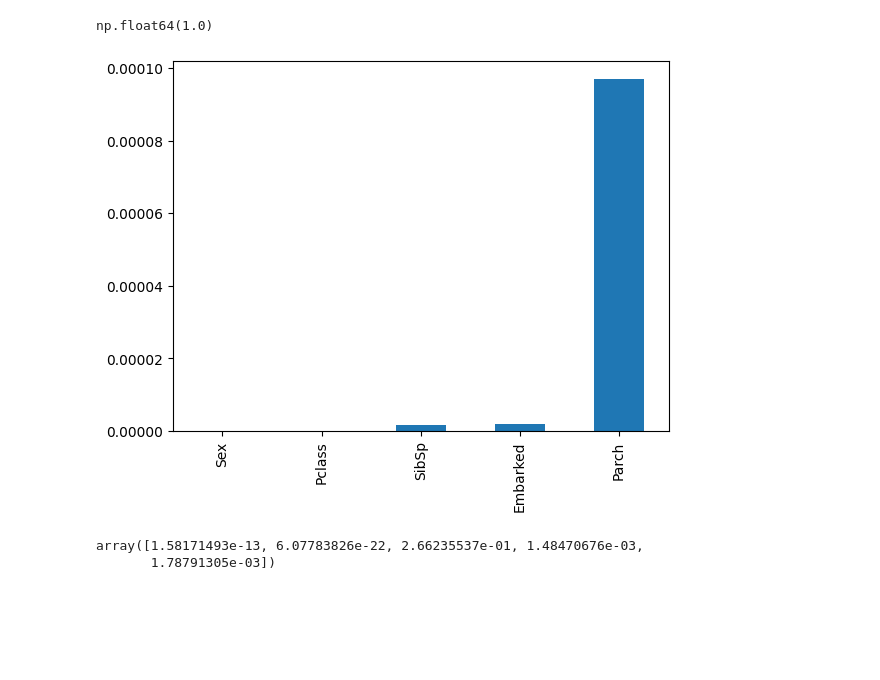
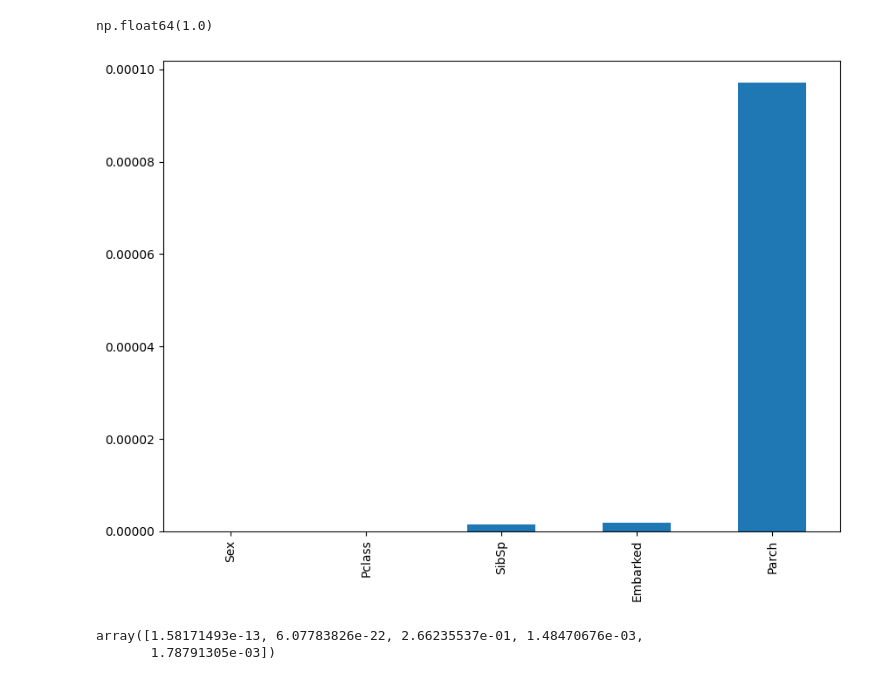
Before and after one commit to im-shriram/CampusX-DSMP2.0, a Jupyter notebook: Feature Engineering/Feature Selection/Filter Methods.ipynb, the cells around one changed output. Drawn from its saved outputs; the diff is of its cells as text; code cells hidden in the pictures; blank space fills up the shorter version.

```diff
--- a/Feature Engineering/Feature Selection/Filter Methods.ipynb
+++ b/Feature Engineering/Feature Selection/Filter Methods.ipynb
@@ -400,8 +424,11 @@ for feature in titanic.columns[:-1]:
     p_value = chi2_contingency(ct).pvalue
     score.append(p_value)
 # %%
+import matplotlib.pyplot as plt
+
+plt.figure(figsize=(10, 7))
 pd.Series(score, index=titanic.columns[:-1]).sort_values(ascending=True).plot(kind='bar')
 plt.show()
 # %% [output]
-[figure, old version]
+[figure, new version]
 # %%
```
Also changed, not shown: parts of 21 cells of this notebook, 2 other files.
